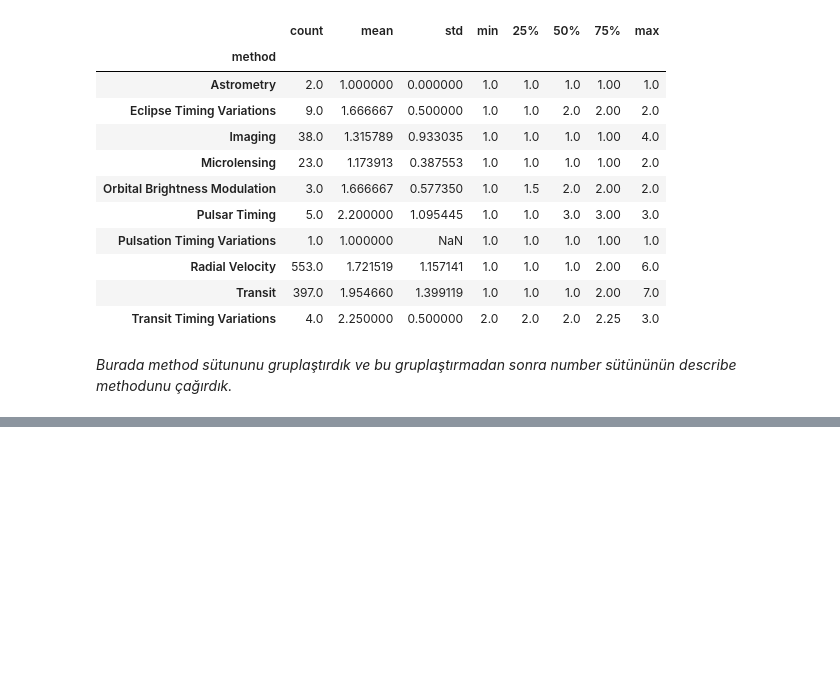
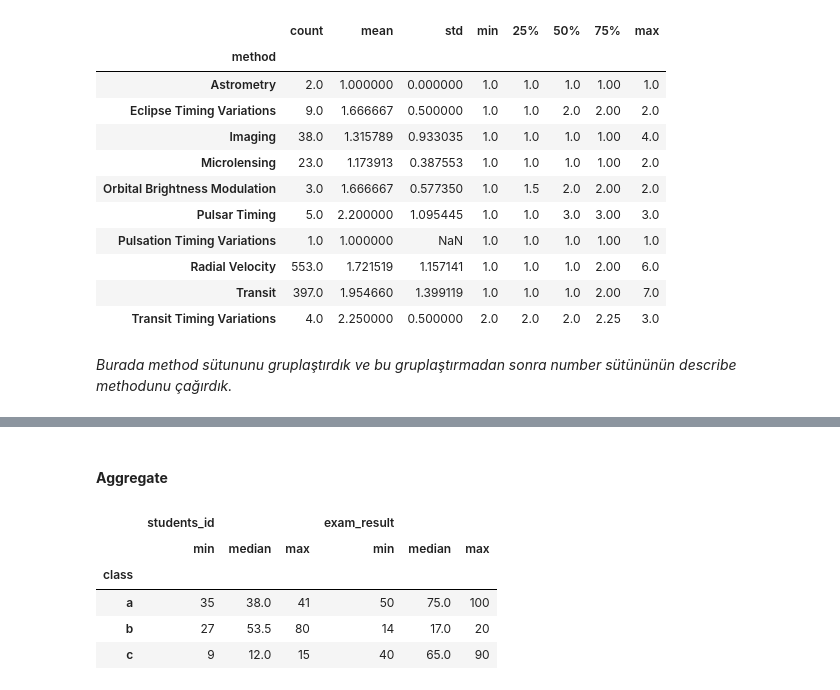
Before and after one commit to furkaanasik/Pandas-temel, a Jupyter notebook: PandasNotes.ipynb, the cells around one changed output, grey strips where cells are left out. Saved outputs shown, nothing was run; the diff lists cells and outputs as text; code cells hidden in the pictures; blank space fills up the shorter version.

```diff
--- a/PandasNotes.ipynb
+++ b/PandasNotes.ipynb
@@ -1333,0 +1343,13 @@ df.groupby("method")["number"].describe()
+# %%
+import pandas as pd
+import numpy as np
+
+dictionary = {
+    "class" : ["a", "b", "c", "a", "b", "c"],
+    "students_id" : [35, 27, 15, 41, 80, 9],
+    "exam_result" : [100, 20, 40, 50, 14, 90]
+}
+
+df = pd.DataFrame(dictionary)
+
+df
@@ -1333,0 +1364,11 @@ df.groupby("method")["number"].describe()
+# %% [markdown]
+#### **Aggregate**
+# %%
+df.groupby("class").aggregate(["min", np.median, "max"])
+# %% [output]
+|  | students_id |  |  | exam_result |  |  |
+|  | min | median | max | min | median | max |
+| class |  |  |  |  |  |  |
+| a | 35 | 38.0 | 41 | 50 | 75.0 | 100 |
+| b | 27 | 53.5 | 80 | 14 | 17.0 | 20 |
+| c | 9 | 12.0 | 15 | 40 | 65.0 | 90 |
```
Also changed, not shown: parts of 18 cells of this notebook.
